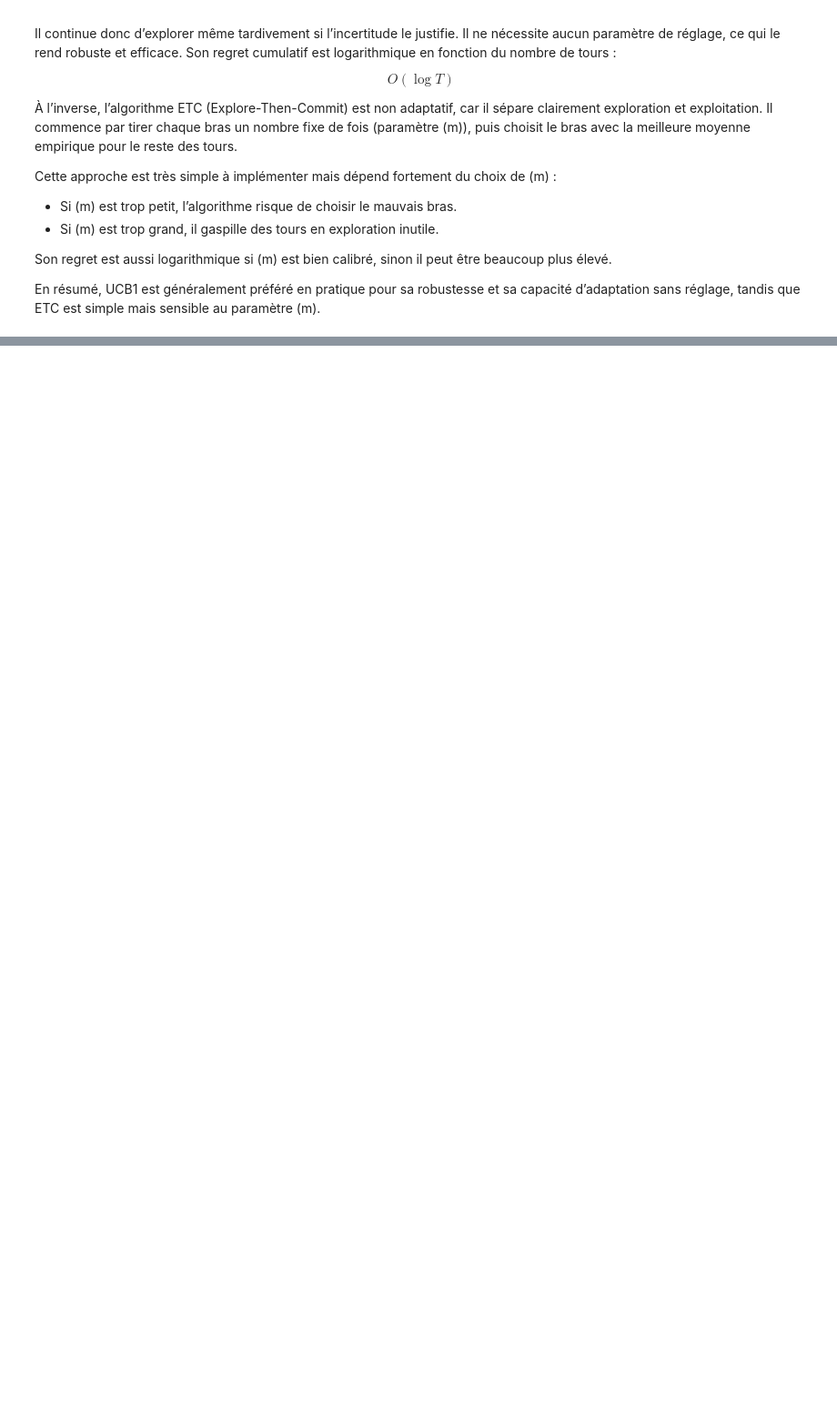
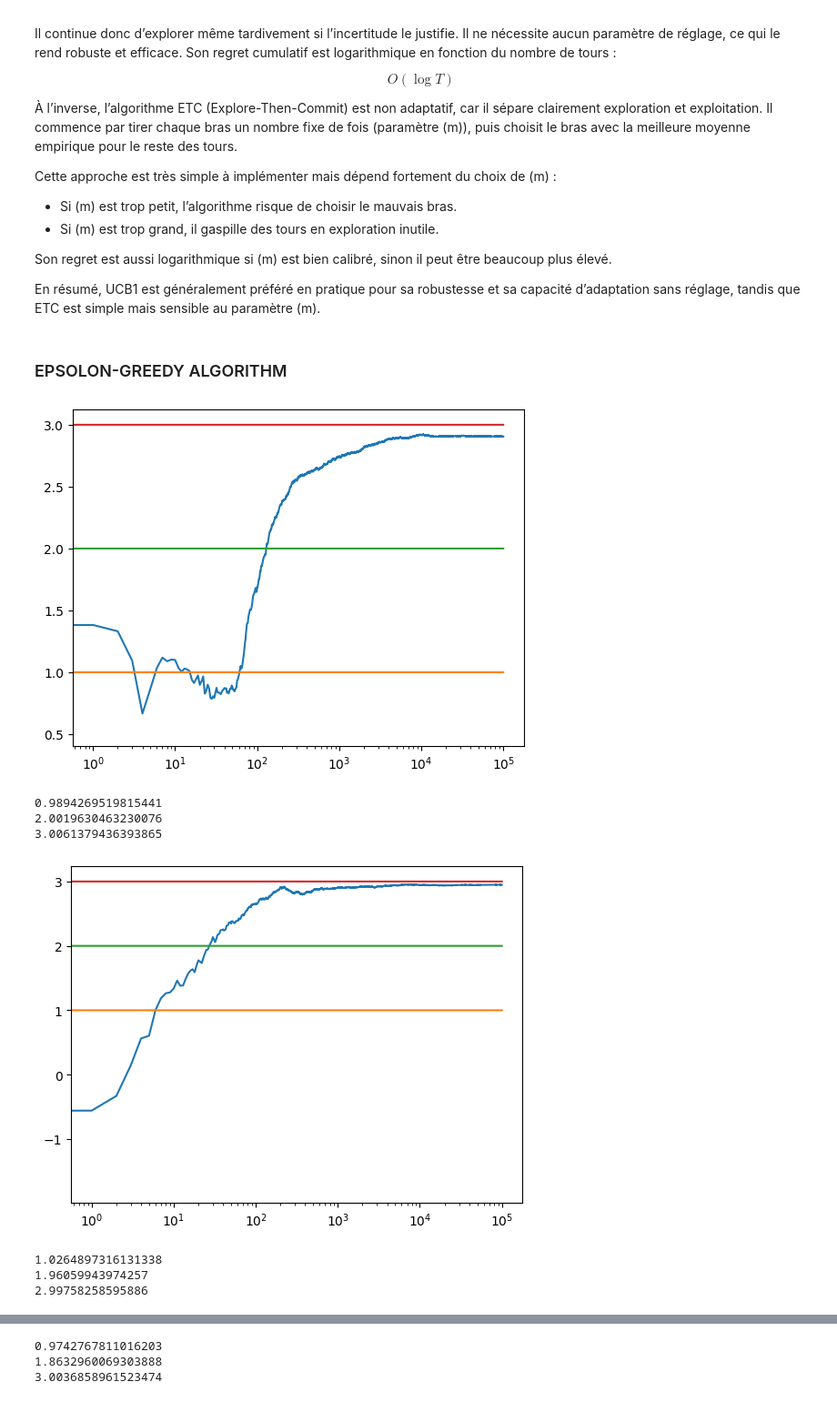
Before and after one commit to Dkdunand/Reinforcement-learning-Multi-armed-Bandits, a Jupyter notebook: Impletations.ipynb, the cells around one changed output, grey strips where cells are left out. Shown: that part at 91% size. Saved outputs shown, nothing was run; the diff lists cells and outputs as text; code cells hidden in the pictures; blank space fills up the shorter version.

Commit message:
EPSILON GREEDY

```diff
--- a/Impletations.ipynb
+++ b/Impletations.ipynb
@@ -421,3 +421,74 @@ Son regret est aussi logarithmique si \(m\) est bien calibré, sinon il peut êt
 
 
 En résumé, UCB1 est généralement préféré en pratique pour sa robustesse et sa capacité d’adaptation sans réglage, tandis que ETC est simple mais sensible au paramètre \(m\).
+# %% [markdown]
+### EPSOLON-GREEDY ALGORITHM
+# %%
+
+
+
+# Define Action class
+class Actions:
+  def __init__(self, m):
+    self.m = m
+    self.mean = 0
+    self.N = 0
+
+  # Choose a random action
+  def choose(self):
+    return np.random.randn() + self.m
+
+  # Update the action-value estimate
+  def update(self, x):
+    self.N += 1
+    self.mean = (1 - 1.0 / self.N)*self.mean + 1.0 / self.N * x
+
+
+def run_experiment(m1, m2, m3, eps, N):
+
+  actions = [Actions(m1), Actions(m2), Actions(m3)]
+
+  data = np.empty(N)
+
+  for i in range(N):
+    # epsilon greedy
+    p = np.random.random()
+    if p < eps:
+      j = np.random.choice(3)
+    else:
+      j = np.argmax([a.mean for a in actions])
+    x = actions[j].choose()
+    actions[j].update(x)
+
+    # for the plot
+    data[i] = x
+  cumulative_average = np.cumsum(data) / (np.arange(N) + 1)
+
+  # plot moving average ctr
+  plt.plot(cumulative_average)
+  plt.plot(np.ones(N)*m1)
+  plt.plot(np.ones(N)*m2)
+  plt.plot(np.ones(N)*m3)
+  plt.xscale('log')
+  plt.show()
+
+  for a in actions:
+    print(a.mean)
+
+  return cumulative_average
+
+
+if __name__ == '__main__':
+
+  c_1 = run_experiment(1.0, 2.0, 3.0, 0.1, 100000)
+  c_05 = run_experiment(1.0, 2.0, 3.0, 0.05, 100000)
+  c_01 = run_experiment(1.0, 2.0, 3.0, 0.01, 100000)
+# %% [output]
+[figure, added]
+0.9894269519815441
+2.0019630463230076
+3.0061379436393865
+[figure, added]
+1.0264897316131338
+1.96059943974257
+2.99758258595886
@@ -423,0 +496,3 @@ En résumé, UCB1 est généralement préféré en pratique pour sa robustesse e
+0.9742767811016203
+1.8632960069303888
+3.0036858961523474
```
Also changed, not shown: parts of 11 cells of this notebook.
